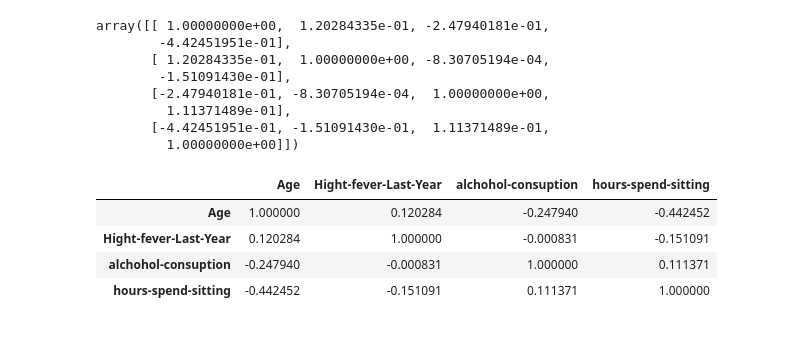
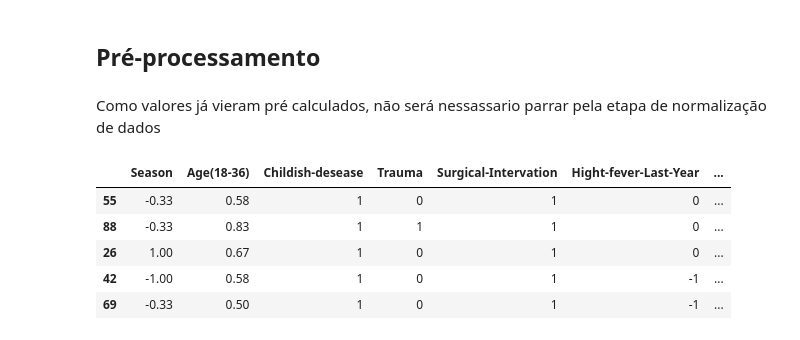
Before and after one commit to RafaelSCardoso/SGBD_T2, a Jupyter notebook: Untitled.ipynb, the cells around one changed output. Saved outputs shown, nothing was run; the diff lists cells and outputs as text; code cells hidden in the pictures.

```diff
--- a/Untitled.ipynb
+++ b/Untitled.ipynb
@@ -64,21 +65,0 @@ num_feature_names = ['Age','Hight-fever-Last-Year','alchohol-consuption','hours-
-# %%
-corr = np.corrcoef(df[num_feature_names],rowvar=False)
-corr
-# %% [output]
-array([[ 1.00000000e+00,  1.20284335e-01, -2.47940181e-01,
-        -4.42451951e-01],
-       [ 1.20284335e-01,  1.00000000e+00, -8.30705194e-04,
-        -1.51091430e-01],
-       [-2.47940181e-01, -8.30705194e-04,  1.00000000e+00,
-         1.11371489e-01],
-       [-4.42451951e-01, -1.51091430e-01,  1.11371489e-01,
-         1.00000000e+00]])
-# %%
-dfcorr = pd.DataFrame(corr,index=num_feature_names,columns=num_feature_names)
-dfcorr
-# %% [output]
-|  | Age | Hight-fever-Last-Year | alchohol-consuption | hours-spend-sitting |
-| Age | 1.000000 | 0.120284 | -0.247940 | -0.442452 |
-| Hight-fever-Last-Year | 0.120284 | 1.000000 | -0.000831 | -0.151091 |
-| alchohol-consuption | -0.247940 | -0.000831 | 1.000000 | 0.111371 |
-| hours-spend-sitting | -0.442452 | -0.151091 | 0.111371 | 1.000000 |
@@ -86,0 +66,17 @@ dfcorr.to_csv('correlmat.csv',sep=';',decimal=',')
+# %% [markdown]
+## Pré-processamento
+# %% [markdown]
+Como valores já vieram pré calculados, não será nessassario parrar pela etapa de normalização de dados
+# %%
+from sklearn.model_selection import train_test_split
+df_treino, df_teste = train_test_split(df, test_size=0.2, random_state=42)
+df_treino_labels = df_treino['diagnosis'].copy()
+df_treino        = df_treino.drop(columns='diagnosis')
+df_treino.head()
+# %% [output]
+|  | Season | Age(18-36) | Childish-desease | Trauma | Surgical-Intervation | Hight-fever-Last-Year | ... |
+| 55 | -0.33 | 0.58 | 1 | 0 | 1 | 0 | ... |
+| 88 | -0.33 | 0.83 | 1 | 1 | 1 | 0 | ... |
+| 26 | 1.00 | 0.67 | 1 | 0 | 1 | 0 | ... |
+| 42 | -1.00 | 0.58 | 1 | 0 | 1 | -1 | ... |
+| 69 | -0.33 | 0.50 | 1 | 0 | 1 | -1 | ... |
```
Also changed, not shown: parts of 9 cells of this notebook.
